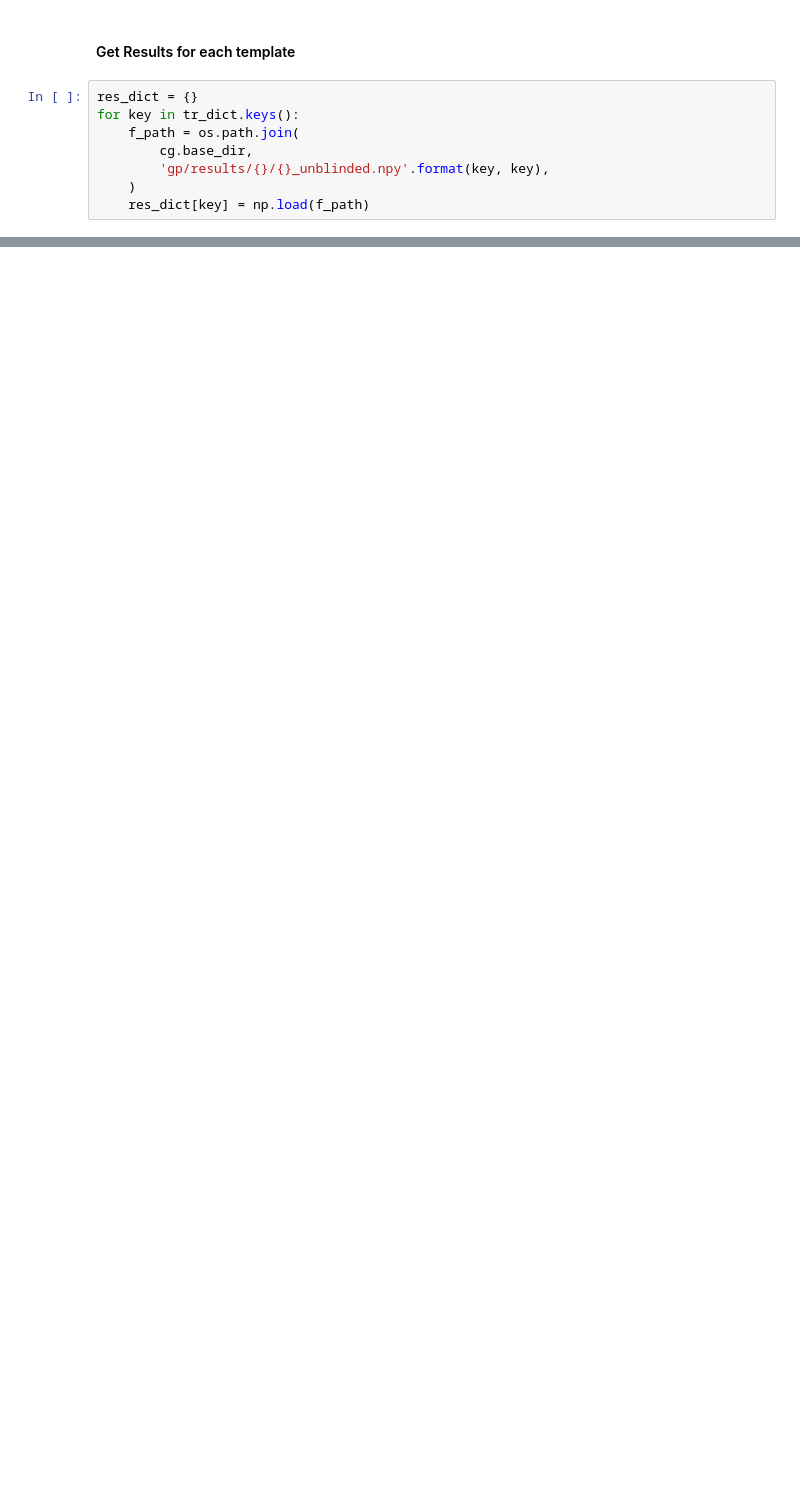
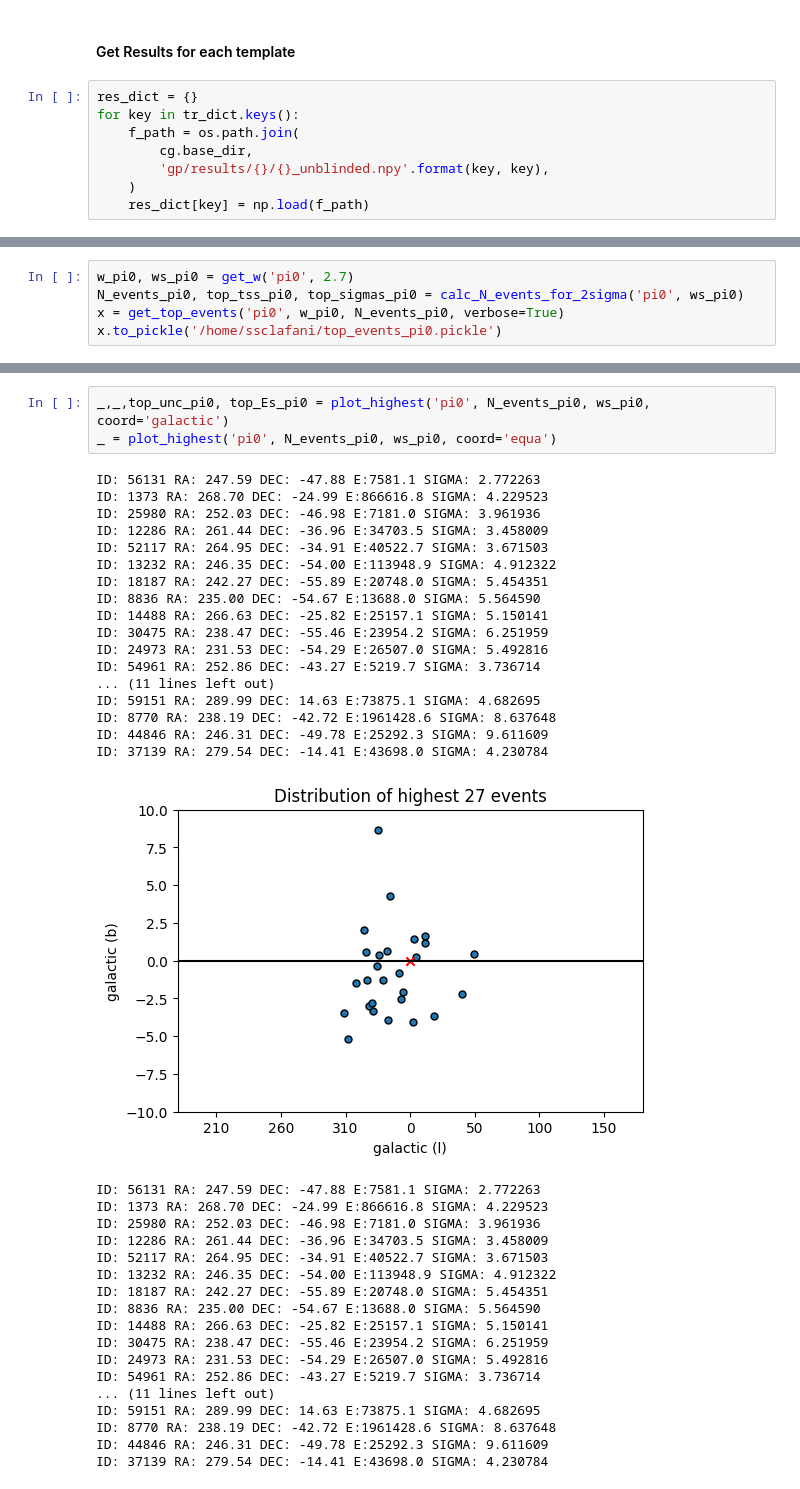
Before and after one commit to ssclafani949/DNNCascade, a Jupyter notebook: notebooks/unblinding/CheckGPEventWeights.ipynb, the cells around one changed output, grey strips where cells are left out. Drawn from its saved outputs; the diff is of its cells as text; blank space fills up the shorter version.

```diff
--- a/notebooks/unblinding/CheckGPEventWeights.ipynb
+++ b/notebooks/unblinding/CheckGPEventWeights.ipynb
@@ -368,0 +387,5 @@ for i in range (11):
+# %%
+w_pi0, ws_pi0 = get_w('pi0', 2.7)
+N_events_pi0, top_tss_pi0, top_sigmas_pi0 = calc_N_events_for_2sigma('pi0', ws_pi0)
+x = get_top_events('pi0', w_pi0, N_events_pi0, verbose=True)
+x.to_pickle('/home/ssclafani/top_events_pi0.pickle')
@@ -368,0 +501,39 @@ for i in range (11):
+# %%
+_,_,top_unc_pi0, top_Es_pi0 = plot_highest('pi0', N_events_pi0, ws_pi0, coord='galactic')
+_ = plot_highest('pi0', N_events_pi0, ws_pi0, coord='equa')
+# %% [output]
+ID: 56131 RA: 247.59 DEC: -47.88 E:7581.1 SIGMA: 2.772263
+ID: 1373 RA: 268.70 DEC: -24.99 E:866616.8 SIGMA: 4.229523
+ID: 25980 RA: 252.03 DEC: -46.98 E:7181.0 SIGMA: 3.961936
+ID: 12286 RA: 261.44 DEC: -36.96 E:34703.5 SIGMA: 3.458009
+ID: 52117 RA: 264.95 DEC: -34.91 E:40522.7 SIGMA: 3.671503
+ID: 13232 RA: 246.35 DEC: -54.00 E:113948.9 SIGMA: 4.912322
+ID: 18187 RA: 242.27 DEC: -55.89 E:20748.0 SIGMA: 5.454351
+ID: 8836 RA: 235.00 DEC: -54.67 E:13688.0 SIGMA: 5.564590
+ID: 14488 RA: 266.63 DEC: -25.82 E:25157.1 SIGMA: 5.150141
+ID: 30475 RA: 238.47 DEC: -55.46 E:23954.2 SIGMA: 6.251959
+ID: 24973 RA: 231.53 DEC: -54.29 E:26507.0 SIGMA: 5.492816
+ID: 54961 RA: 252.86 DEC: -43.27 E:5219.7 SIGMA: 3.736714
+... (11 lines left out)
+ID: 59151 RA: 289.99 DEC: 14.63 E:73875.1 SIGMA: 4.682695
+ID: 8770 RA: 238.19 DEC: -42.72 E:1961428.6 SIGMA: 8.637648
+ID: 44846 RA: 246.31 DEC: -49.78 E:25292.3 SIGMA: 9.611609
+ID: 37139 RA: 279.54 DEC: -14.41 E:43698.0 SIGMA: 4.230784
+[figure, added]
+ID: 56131 RA: 247.59 DEC: -47.88 E:7581.1 SIGMA: 2.772263
+ID: 1373 RA: 268.70 DEC: -24.99 E:866616.8 SIGMA: 4.229523
+ID: 25980 RA: 252.03 DEC: -46.98 E:7181.0 SIGMA: 3.961936
+ID: 12286 RA: 261.44 DEC: -36.96 E:34703.5 SIGMA: 3.458009
+ID: 52117 RA: 264.95 DEC: -34.91 E:40522.7 SIGMA: 3.671503
+ID: 13232 RA: 246.35 DEC: -54.00 E:113948.9 SIGMA: 4.912322
+ID: 18187 RA: 242.27 DEC: -55.89 E:20748.0 SIGMA: 5.454351
+ID: 8836 RA: 235.00 DEC: -54.67 E:13688.0 SIGMA: 5.564590
+ID: 14488 RA: 266.63 DEC: -25.82 E:25157.1 SIGMA: 5.150141
+ID: 30475 RA: 238.47 DEC: -55.46 E:23954.2 SIGMA: 6.251959
+ID: 24973 RA: 231.53 DEC: -54.29 E:26507.0 SIGMA: 5.492816
+ID: 54961 RA: 252.86 DEC: -43.27 E:5219.7 SIGMA: 3.736714
+... (11 lines left out)
+ID: 59151 RA: 289.99 DEC: 14.63 E:73875.1 SIGMA: 4.682695
+ID: 8770 RA: 238.19 DEC: -42.72 E:1961428.6 SIGMA: 8.637648
+ID: 44846 RA: 246.31 DEC: -49.78 E:25292.3 SIGMA: 9.611609
+ID: 37139 RA: 279.54 DEC: -14.41 E:43698.0 SIGMA: 4.230784
```
Also changed, not shown: parts of 50 cells of this notebook.
